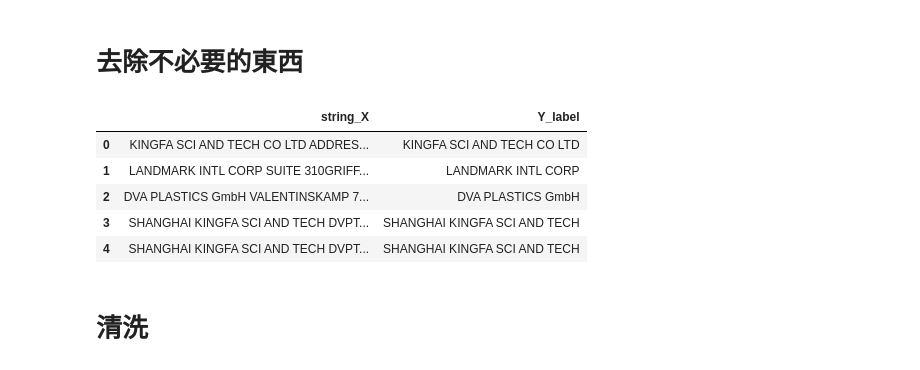
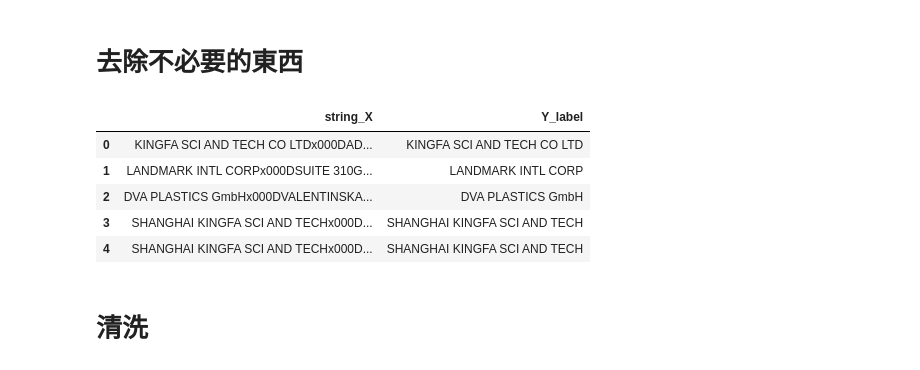
Before and after one commit to skywalker0803r/Product_Data_SQuAD, a Jupyter notebook: 切開狀人.ipynb, the cells around one changed output. Saved outputs shown, nothing was run; the diff lists cells and outputs as text; code cells hidden in the pictures.

```diff
--- a/切開狀人.ipynb
+++ b/切開狀人.ipynb
@@ -53,24 +98,23 @@ df = res1
 # %%
 import re
 
 def preprocess(x):
     x = re.sub('[\u4e00-\u9fa5]', '', x) # 1.去除中文
     x = re.sub('[’!"#$%&\'()*+,/:;<=>?@[\\]^_`{|}~，。,.]', '', x) # 2.去除標點符號
     x = x.replace('\n', '').replace('\r', '').replace('\t', '') # 3.去除換行符號
-    x = x.replace('x000D',' ')
     x = str.strip(x) # 4.移除左右空白
     return x
 
 df['string_X'] = df['string_X'].apply(preprocess)
 df['Y_label'] = df['Y_label'].apply(preprocess)
 df.head()
 # %% [output]
 |  | string_X | Y_label |
-| 0 | KINGFA SCI AND TECH CO LTD ADDRES... | KINGFA SCI AND TECH CO LTD |
-| 1 | LANDMARK INTL CORP SUITE 310GRIFF... | LANDMARK INTL CORP |
-| 2 | DVA PLASTICS GmbH VALENTINSKAMP 7... | DVA PLASTICS GmbH |
-| 3 | SHANGHAI KINGFA SCI AND TECH DVPT... | SHANGHAI KINGFA SCI AND TECH |
-| 4 | SHANGHAI KINGFA SCI AND TECH DVPT... | SHANGHAI KINGFA SCI AND TECH |
+| 0 | KINGFA SCI AND TECH CO LTDx000DAD... | KINGFA SCI AND TECH CO LTD |
+| 1 | LANDMARK INTL CORPx000DSUITE 310G... | LANDMARK INTL CORP |
+| 2 | DVA PLASTICS GmbHx000DVALENTINSKA... | DVA PLASTICS GmbH |
+| 3 | SHANGHAI KINGFA SCI AND TECHx000D... | SHANGHAI KINGFA SCI AND TECH |
+| 4 | SHANGHAI KINGFA SCI AND TECHx000D... | SHANGHAI KINGFA SCI AND TECH |
 # %% [markdown]
 # 清洗
 # %%
```
Also changed, not shown: parts of 9 cells of this notebook.
